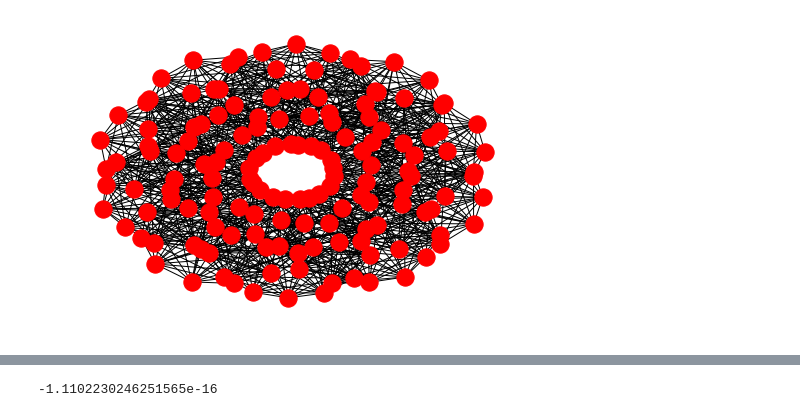
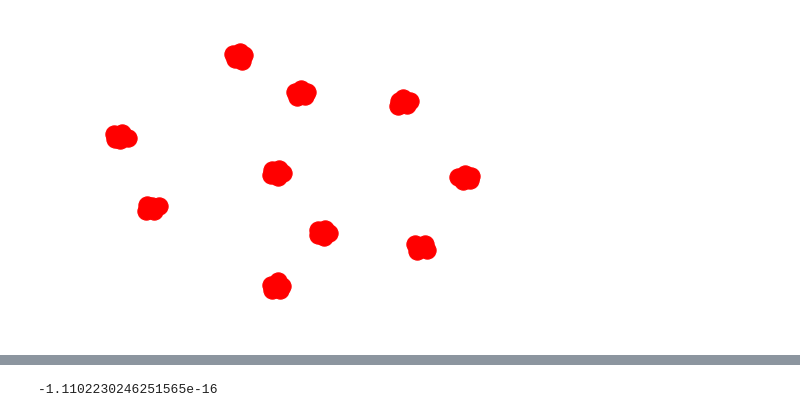
Before and after one commit to rahulsmehta/spectral-partitioning, a Jupyter notebook: notebooks/fiedler_vector.ipynb, the cells around one changed output, grey strips where cells are left out. Drawn from its saved outputs; the diff is of its cells as text; code cells hidden in the pictures.

```diff
--- a/notebooks/fiedler_vector.ipynb
+++ b/notebooks/fiedler_vector.ipynb
@@ -5,7 +5,7 @@ import numpy as np
 import pandas as pd
 import matplotlib.pylab as plt
 # %%
-def gen_cc_graph(n_components=10, cc_size=3):
+def gen_cc_graph(n_components=5, cc_size=3):
     G = nx.Graph()
     for cmp in range(n_components):
         C = nx.dense_gnm_random_graph(cc_size, cc_size**2)
@@ -15,7 +15,7 @@ def gen_cc_graph(n_components=10, cc_size=3):
         G.add_edges_from(edges)
     return G
 # %%
-G = gen_cc_graph(n_components=10, cc_size=15)
-nx.draw_kamada_kawai(G)
+G = gen_cc_graph(n_components=10, cc_size=5)
+nx.draw(G)
 # %% [output]
-[figure, old version]
+[figure, new version]
```
Also changed, not shown: parts of 22 cells of this notebook, 6 other files.
